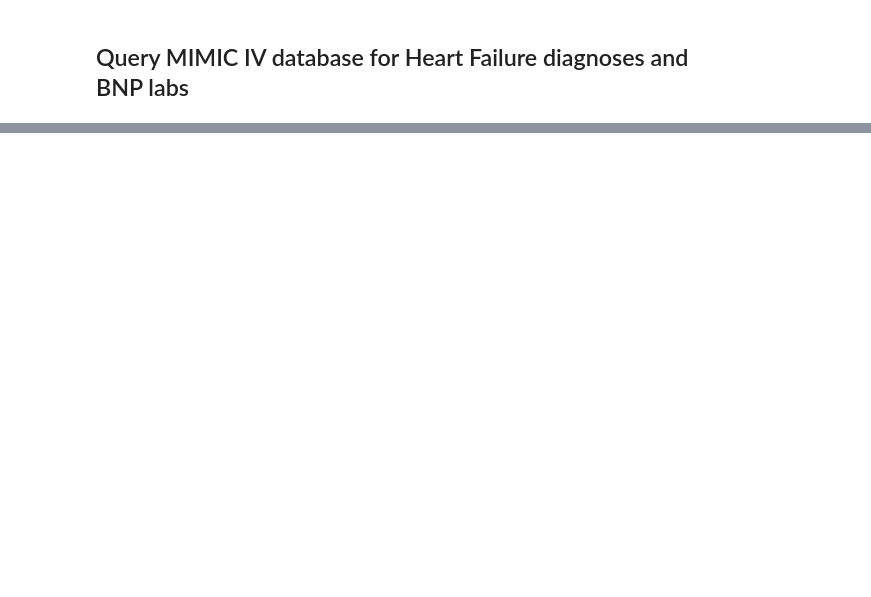
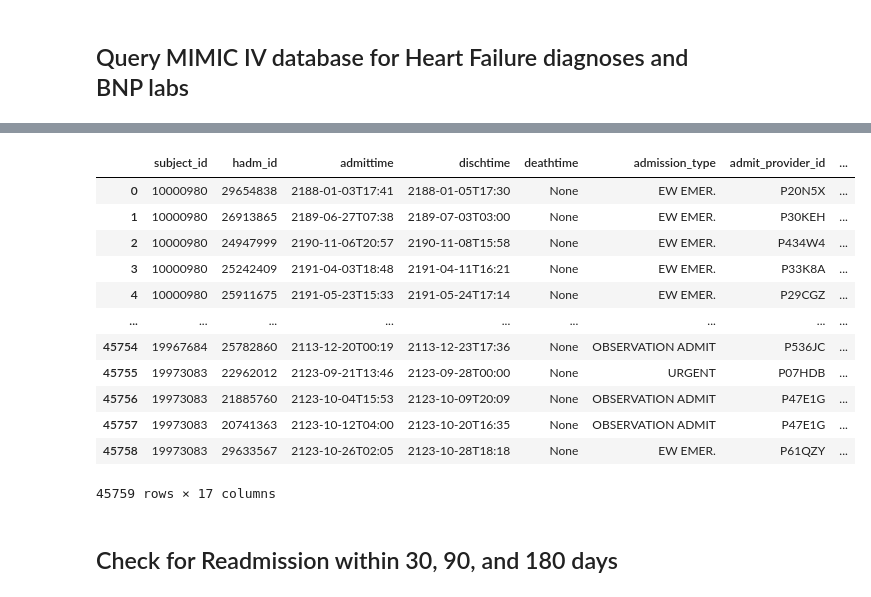
Before and after one commit to kevinmenear/mimic-iv-etl, a Jupyter notebook: notebooks/ml_readmission_risk.ipynb, the cells around one changed output, grey strips where cells are left out. Saved outputs shown, nothing was run; the diff lists cells and outputs as text; code cells hidden in the pictures; blank space fills up the shorter version.

```diff
--- a/notebooks/ml_readmission_risk.ipynb
+++ b/notebooks/ml_readmission_risk.ipynb
@@ -180,0 +226,19 @@ only showing top 20 rows
+# %%
+admissions_df = feature_engineer.get_processed_data()
+admissions_df.toPandas()
+# %% [output]
+|  | subject_id | hadm_id | admittime | dischtime | deathtime | admission_type | admit_provider_id | ... |
+| 0 | 10000980 | 29654838 | 2188-01-03T17:41 | 2188-01-05T17:30 | None | EW EMER. | P20N5X | ... |
+| 1 | 10000980 | 26913865 | 2189-06-27T07:38 | 2189-07-03T03:00 | None | EW EMER. | P30KEH | ... |
+| 2 | 10000980 | 24947999 | 2190-11-06T20:57 | 2190-11-08T15:58 | None | EW EMER. | P434W4 | ... |
+| 3 | 10000980 | 25242409 | 2191-04-03T18:48 | 2191-04-11T16:21 | None | EW EMER. | P33K8A | ... |
+| 4 | 10000980 | 25911675 | 2191-05-23T15:33 | 2191-05-24T17:14 | None | EW EMER. | P29CGZ | ... |
+| ... | ... | ... | ... | ... | ... | ... | ... | ... |
+| 45754 | 19967684 | 25782860 | 2113-12-20T00:19 | 2113-12-23T17:36 | None | OBSERVATION ADMIT | P536JC | ... |
+| 45755 | 19973083 | 22962012 | 2123-09-21T13:46 | 2123-09-28T00:00 | None | URGENT | P07HDB | ... |
+| 45756 | 19973083 | 21885760 | 2123-10-04T15:53 | 2123-10-09T20:09 | None | OBSERVATION ADMIT | P47E1G | ... |
+| 45757 | 19973083 | 20741363 | 2123-10-12T04:00 | 2123-10-20T16:35 | None | OBSERVATION ADMIT | P47E1G | ... |
+| 45758 | 19973083 | 29633567 | 2123-10-26T02:05 | 2123-10-28T18:18 | None | EW EMER. | P61QZY | ... |
+45759 rows × 17 columns
+# %% [markdown]
+## Check for Readmission within 30, 90, and 180 days
```
Also changed, not shown: parts of 28 cells of this notebook, 1 other file.
